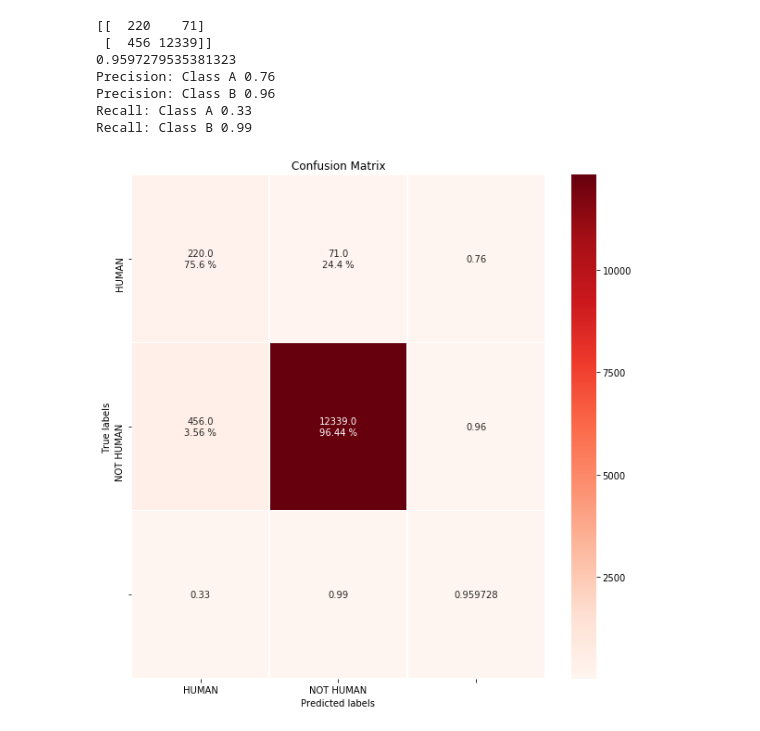
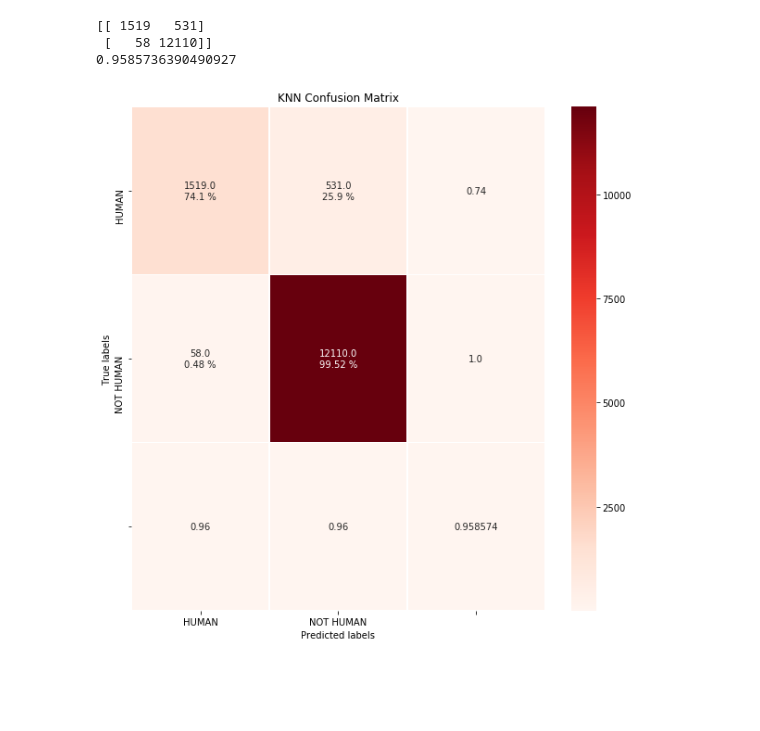
Before and after one commit to KamalByanjankar/MinimizeFeatureVectorUsingPCA, a Jupyter notebook: Human_Non_Human_Separation.ipynb, the cells around one changed output. Cells and saved outputs as stored; diff of their text form; code cells hidden in the pictures; blank space fills up the shorter version.

```diff
--- a/Human_Non_Human_Separation.ipynb
+++ b/Human_Non_Human_Separation.ipynb
@@ -182,18 +216,16 @@ def create_confusion_matrix(result, y_test):
     ax.xaxis.set_ticklabels(labels)
     ax.yaxis.set_ticklabels(labels);
 # %%
-from sklearn.neural_network import MLPClassifier
-clf = MLPClassifier(solver='lbfgs', alpha=1e-5,hidden_layer_sizes=(30,), random_state=12,activation="relu")
-clf.fit(normalized_X_Human_Non_Human_train,y_Human_Non_Human_train)
+from sklearn.ensemble import RandomForestClassifier
+
+clf = RandomForestClassifier(n_estimators=100)
+clf.fit(normalized_X_Human_Non_Human_train, y_Human_Non_Human_train)
 result = clf.predict(normalized_X_Human_Non_Human_test)
 
-from sklearn.metrics import accuracy_score
-from sklearn.metrics import confusion_matrix
-
-cm = confusion_matrix(result, y_Human_Non_Human_test)
-score = accuracy_score(result, y_Human_Non_Human_test)
+cm = confusion_matrix(y_Human_Non_Human_test, result)
+print(cm)
+print("Accuracy: ",accuracy_score(y_Human_Non_Human_test, result))
 labels = ['HUMAN', 'NOT HUMAN']
-create_confusion_matrix(result, y_Human_Non_Human_test)
-print(cm)
-print('Complete accuracy score', score)
+title = ('Random Forest Confusion Matrix')
+create_confusion_matrix(y_Human_Non_Human_test, result)
 # %% [output]
@@ -215,21 +236,21 @@ Complete accuracy score 0.9623261500840593
 # %%
-from sklearn.ensemble import RandomForestClassifier
+from sklearn.neighbors import KNeighborsClassifier
 
-clf = RandomForestClassifier(n_jobs=2, random_state=0, n_estimators=100)
+clf = KNeighborsClassifier(n_neighbors=5)
 clf.fit(normalized_X_Human_Non_Human_train, y_Human_Non_Human_train)
 result = clf.predict(normalized_X_Human_Non_Human_test)
 
-cm = confusion_matrix(result, y_Human_Non_Human_test)
+
+# print('\nThe number of neighbors used to predict the target : ',clf.n_neighbors)
+
+cm = confusion_matrix(y_Human_Non_Human_test, result)
 print(cm)
-print(accuracy_score(result, y_Human_Non_Human_test))
+print(accuracy_score(y_Human_Non_Human_test, result))
 labels = ['HUMAN', 'NOT HUMAN']
-create_confusion_matrix(result, y_Human_Non_Human_test)
+title = ('KNN Confusion Matrix')
+create_confusion_matrix(y_Human_Non_Human_test, result)
 # %% [output]
-[[  220    71]
- [  456 12339]]
-0.9597279535381323
-Precision: Class A 0.76
-Precision: Class B 0.96
-Recall: Class A 0.33
-Recall: Class B 0.99
+[[ 1519   531]
+ [   58 12110]]
+0.9585736390490927
-[figure, old version]
+[figure, new version]
```
Also changed, not shown: parts of 12 cells of this notebook.
